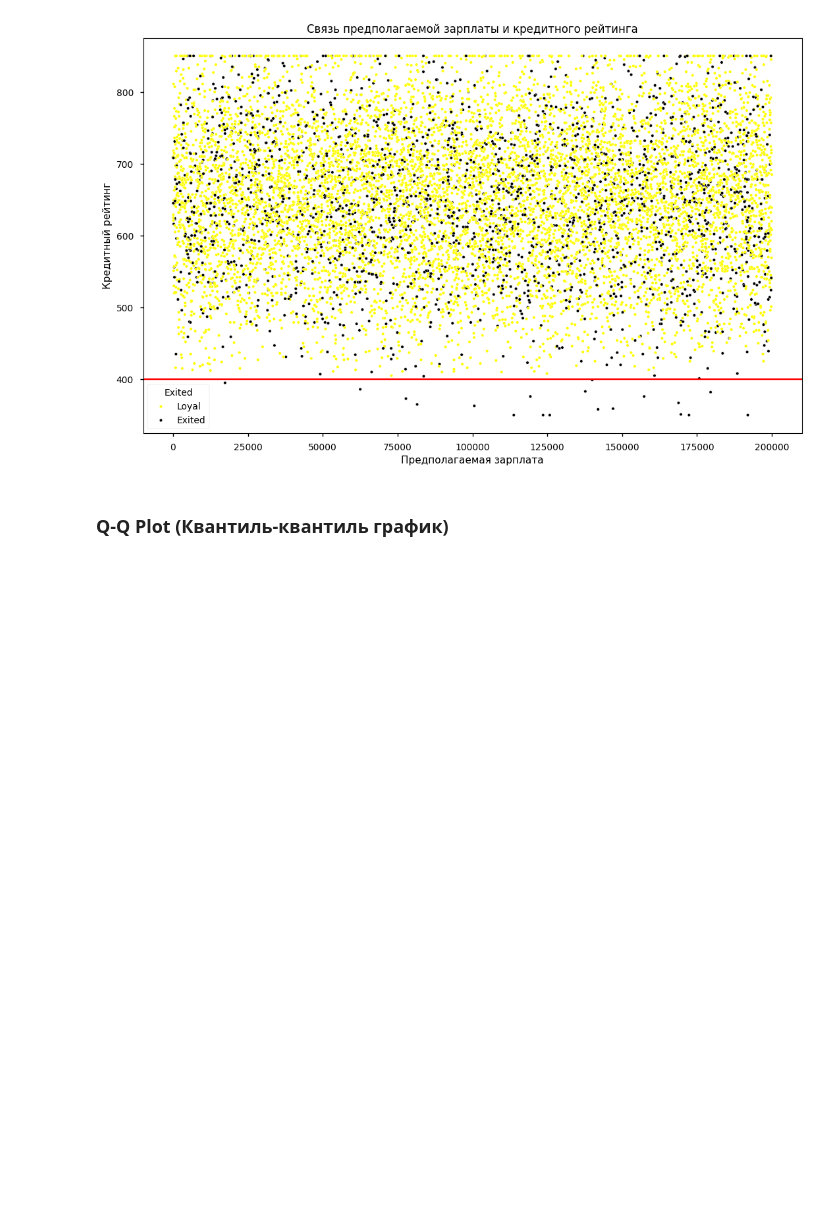
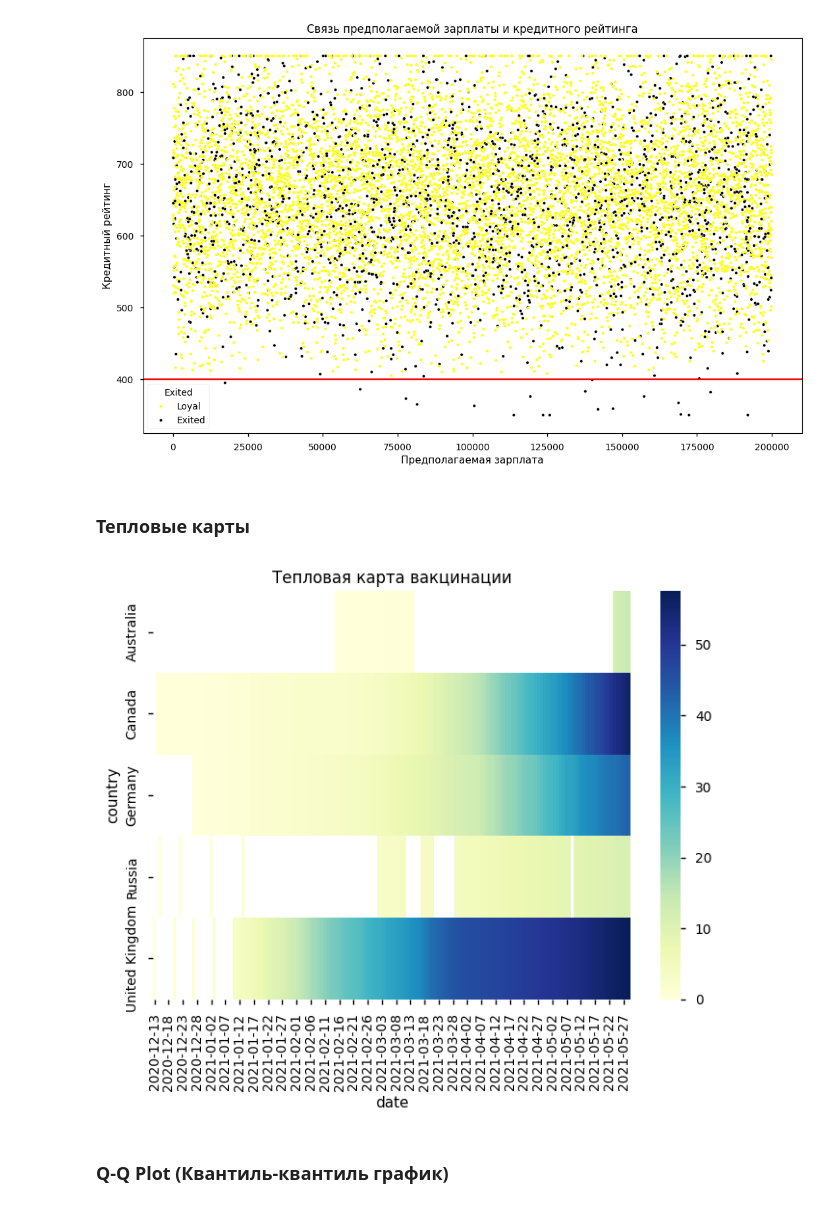
Before and after one commit to wildfielded/samples-ds, a Jupyter notebook: _Spurs/EDA_graph.ipynb, the cells around one changed output. Cells and saved outputs as stored; diff of their text form; code cells hidden in the pictures; blank space fills up the shorter version.

```diff
--- a/_Spurs/EDA_graph.ipynb
+++ b/_Spurs/EDA_graph.ipynb
@@ -212,6 +212,23 @@ axes.set_xlabel('Предполагаемая зарплата')
 axes.set_ylabel('Кредитный рейтинг');
 # %% [output]
 [figure]
+# %% [markdown]
+### Тепловые карты ###
+# %%
+pivott_df = croped_df.pivot_table(
+    values='people_vaccinated_per_hundred',
+    columns='date',
+    index='country'
+)
+pivott_df.columns = pivott_df.columns.astype('string')
+
+heatmap = sns.heatmap(
+    data=pivott_df,
+    cmap='YlGnBu'
+)
+heatmap.set_title('Тепловая карта вакцинации');
+# %% [output]
+[figure, added]
 # %% [markdown]
 ### Q-Q Plot (Квантиль-квантиль график)
 # %%
```
